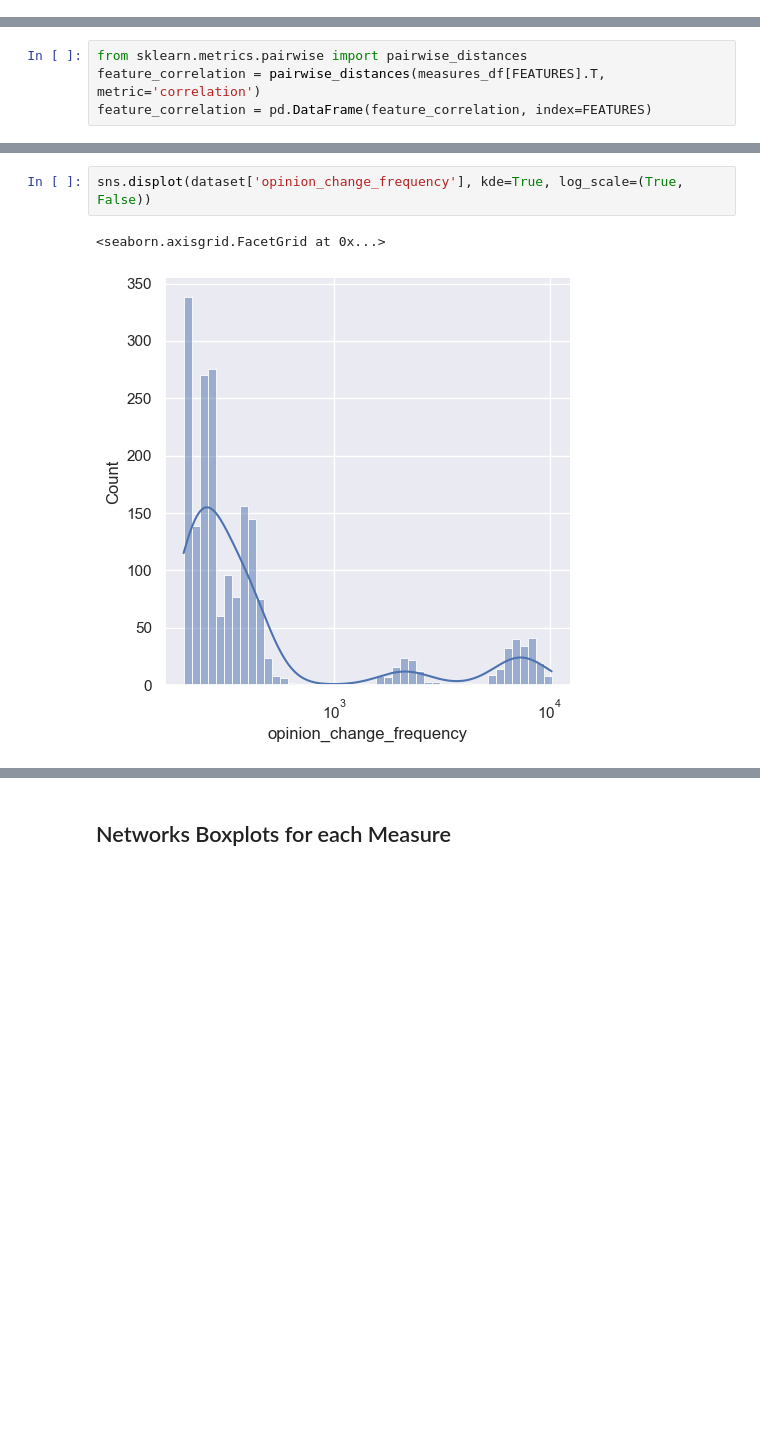
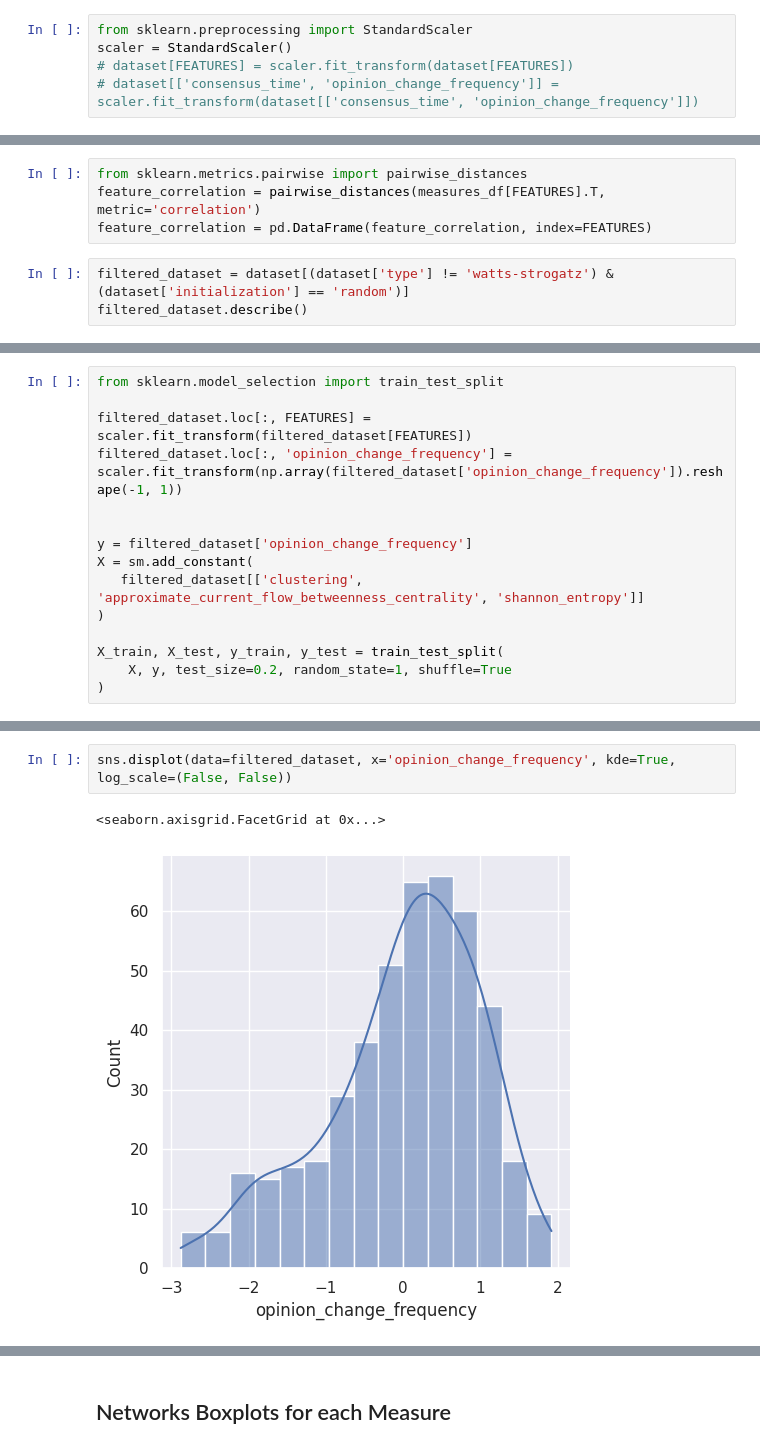
Before and after one commit to vitorfrois/SznajdNetworks, a Jupyter notebook: src/EDA.ipynb, the cells around one changed output, grey strips where cells are left out. Cells and saved outputs as stored; diff of their text form; blank space fills up the shorter version.

```diff
--- a/src/EDA.ipynb
+++ b/src/EDA.ipynb
@@ -121,6 +101,14 @@ measures_df[FEATURES]
+# %%
+from sklearn.preprocessing import StandardScaler
+scaler = StandardScaler()
+# dataset[FEATURES] = scaler.fit_transform(dataset[FEATURES])
+# dataset[['consensus_time', 'opinion_change_frequency']] = scaler.fit_transform(dataset[['consensus_time', 'opinion_change_frequency']])
 # %% [markdown]
 ## Correlation Heatmap
 # %%
 from sklearn.metrics.pairwise import pairwise_distances
 feature_correlation = pairwise_distances(measures_df[FEATURES].T, metric='correlation')
 feature_correlation = pd.DataFrame(feature_correlation, index=FEATURES)
+# %%
+filtered_dataset = dataset[(dataset['type'] != 'watts-strogatz') & (dataset['initialization'] == 'random')]
+filtered_dataset.describe()
@@ -143,0 +150,15 @@ NEW_FEATURES = ['clustering', 'closeness', 'average_shortest_path_lenght', 'eige
+# %%
+from sklearn.model_selection import train_test_split
+
+filtered_dataset.loc[:, FEATURES] = scaler.fit_transform(filtered_dataset[FEATURES])
+filtered_dataset.loc[:, 'opinion_change_frequency'] = scaler.fit_transform(np.array(filtered_dataset['opinion_change_frequency']).reshape(-1, 1))
+
+
+y = filtered_dataset['opinion_change_frequency']
+X = sm.add_constant(
+   filtered_dataset[['clustering', 'approximate_current_flow_betweenness_centrality', 'shannon_entropy']]
+)
+
+X_train, X_test, y_train, y_test = train_test_split(
+    X, y, test_size=0.2, random_state=1, shuffle=True
+)
@@ -144,6 +198,6 @@ NEW_FEATURES = ['clustering', 'closeness', 'average_shortest_path_lenght', 'eige
 # %%
-sns.displot(dataset['opinion_change_frequency'], kde=True, log_scale=(True, False))
+sns.displot(data=filtered_dataset, x='opinion_change_frequency', kde=True, log_scale=(False, False))
 # %% [output]
 <seaborn.axisgrid.FacetGrid at 0x...>
-[figure, old version]
+[figure, new version]
 # %%
```
Also changed, not shown: parts of 17 cells of this notebook, 1 other file.
